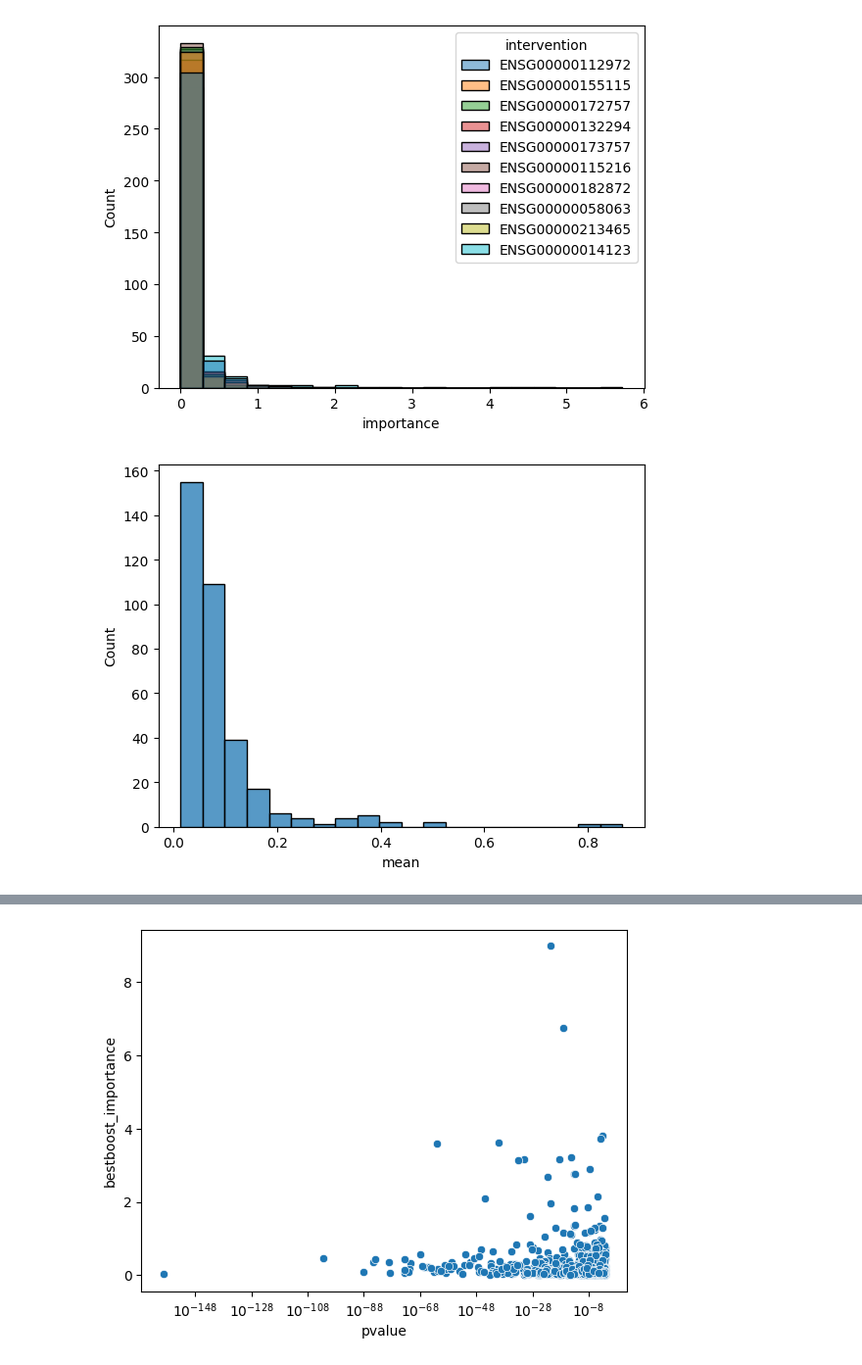
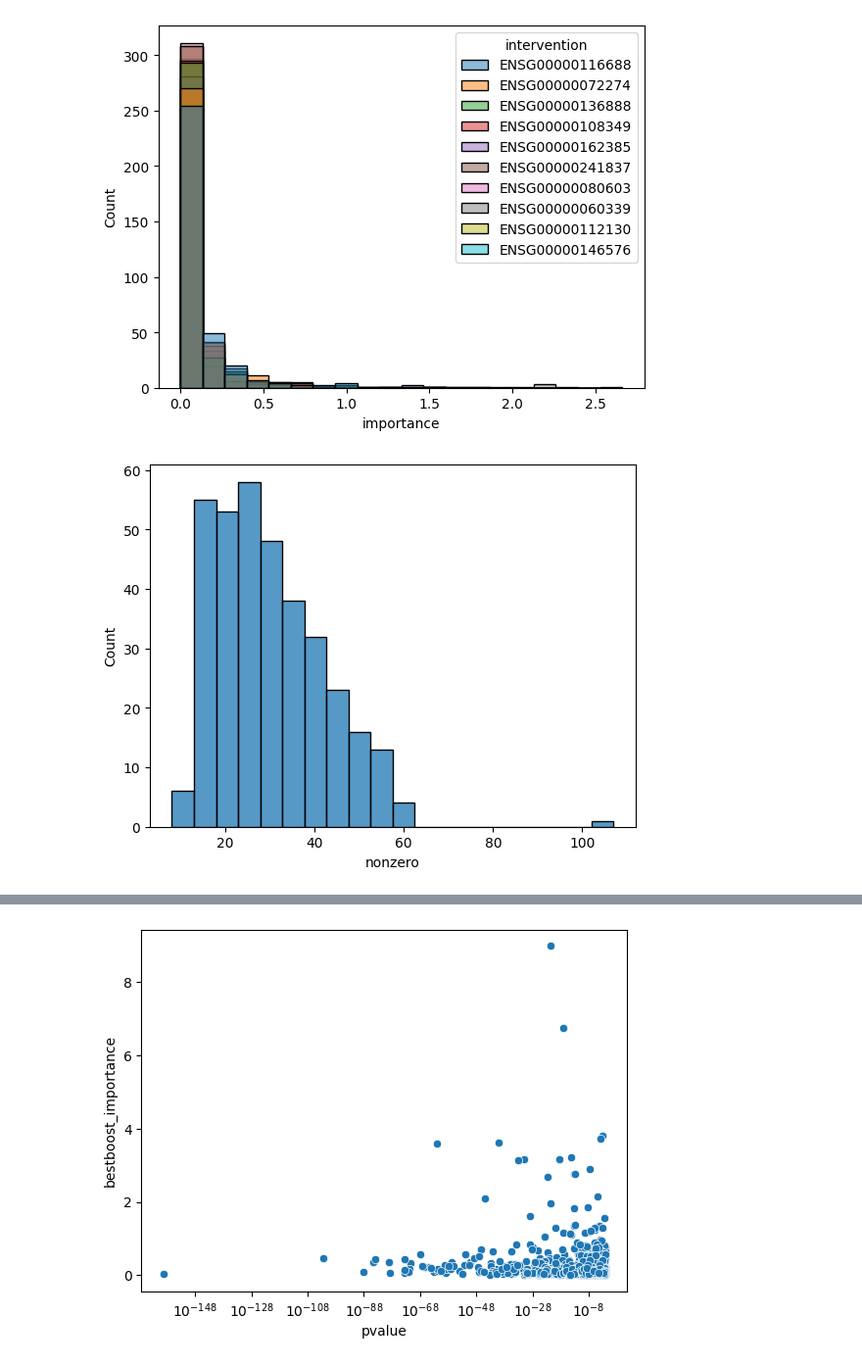
Before and after one commit to ANazaret/causalbench, a Jupyter notebook: notebooks/Importances analysis.ipynb, the cells around one changed output, grey strips where cells are left out. Shown at 98% size. Saved outputs shown, nothing was run; the diff lists cells and outputs as text; code cells hidden in the pictures.

```diff
--- a/notebooks/Importances analysis.ipynb
+++ b/notebooks/Importances analysis.ipynb
@@ -10,6 +10,6 @@ import scipy
 import matplotlib.pyplot as plt
 import seaborn as sns
 # %%
-importances_df = pd.read_csv("../output/bestboost-importances-87.csv", index_col=0, header=0)
+importances_df = pd.read_csv("../output/bestboost-importances-269.csv", index_col=0, header=0)
 # %%
 importances_df
@@ -41,12 +27,12 @@ for target in importances_df["target"].unique():
     sns.histplot(data=melted_target_df, x="importance", hue="intervention", bins=20)
     break
 # %% [output]
-[figure, old version]
+[figure, new version]
 # %%
 for target in importances_df["target"].unique():
     target_df = importances_df[importances_df["target"] == target]
-    mean_df = pd.DataFrame(target_df.values[:, :-2].mean(axis=0).T, columns=["mean"])
-    sns.histplot(data=mean_df, x="mean", bins=20)
+    mean_df = pd.DataFrame(np.count_nonzero(target_df.values[:, :-2], axis=0).T, columns=["nonzero"])
+    sns.histplot(data=mean_df, x="nonzero", bins=20)
     break
 # %% [output]
-[figure, old version]
+[figure, new version]
```
Also changed, not shown: parts of 17 cells of this notebook, 3 other files.
